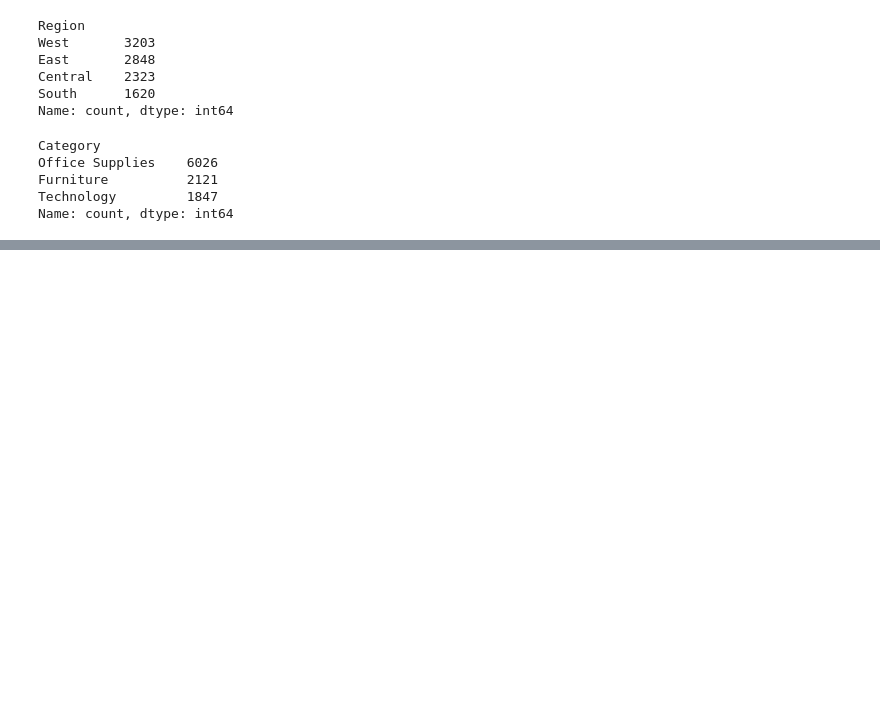
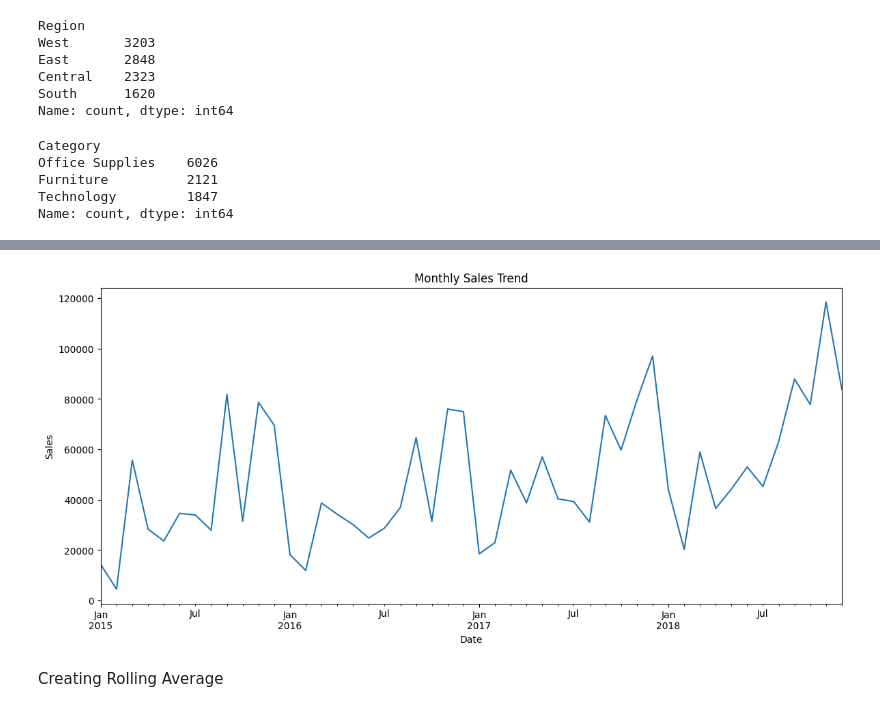
Before and after one commit to AmirhosseinAshrafi99/Sales-Forecasting-Analysis, a Jupyter notebook: notebooks/sales_forecasting_analysis.ipynb, the cells around one changed output, grey strips where cells are left out. Cells and saved outputs as stored; diff of their text form; code cells hidden in the pictures; blank space fills up the shorter version.

Commit message:
Complete exploratory data analysis for Sales Forecasting project

```diff
--- a/notebooks/sales_forecasting_analysis.ipynb
+++ b/notebooks/sales_forecasting_analysis.ipynb
@@ -194,0 +333,9 @@ Name: count, dtype: int64
+# %%
+monthly_sales = (
+    df
+    .set_index("Order Date")
+    .resample("M")["Sales"]
+    .sum()
+)
+
+monthly_sales.head()
@@ -194,0 +350,14 @@ Name: count, dtype: int64
+# %%
+plt.figure(figsize=(14,6))
+
+monthly_sales.plot()
+
+plt.title("Monthly Sales Trend")
+plt.xlabel("Date")
+plt.ylabel("Sales")
+
+plt.show()
+# %% [output]
+[figure, added]
+# %% [markdown]
+Creating Rolling Average
```
Also changed, not shown: parts of 59 cells of this notebook.
